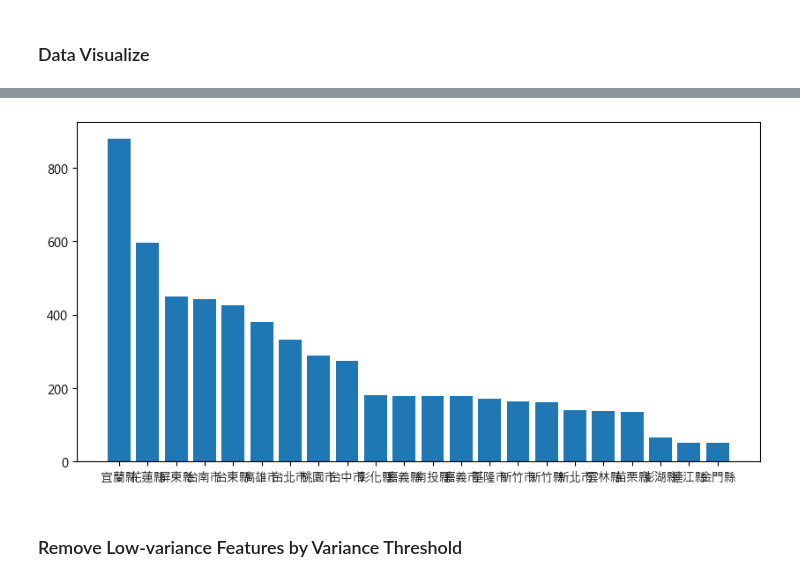
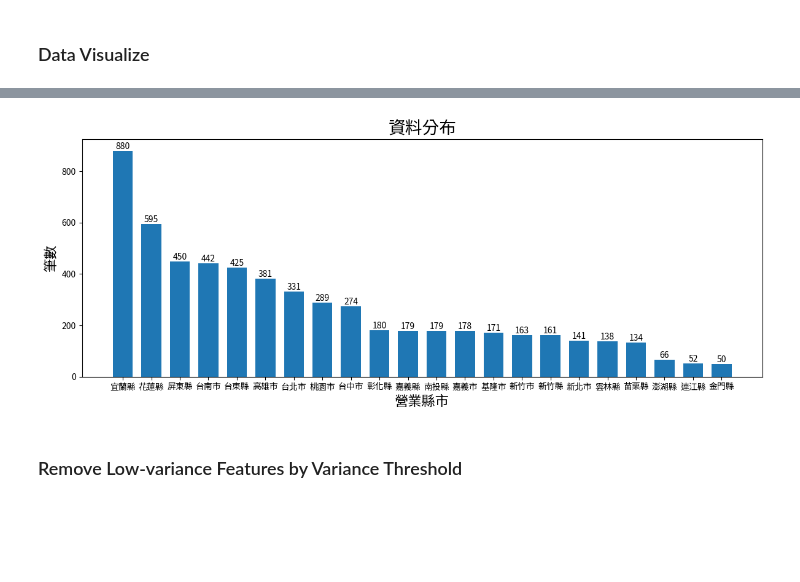
Before and after one commit to godgodgod11101/ML_ExpFood, a Jupyter notebook: ExpFood_Restaurant/ipynb/FeatureSelection.ipynb, the cells around one changed output, grey strips where cells are left out. Saved outputs shown, nothing was run; the diff lists cells and outputs as text; code cells hidden in the pictures; blank space fills up the shorter version.

Commit message:
250430
bar chart

```diff
--- a/ExpFood_Restaurant/ipynb/FeatureSelection.ipynb
+++ b/ExpFood_Restaurant/ipynb/FeatureSelection.ipynb
@@ -40,13 +31,34 @@ plt.show()
+# %%
+import matplotlib.pyplot as plt
+
+# 設定 global 字型
+plt.rcParams['font.family'] = 'Noto Sans TC'
 # %%
-count_cat = X_train['營業縣市'].value_counts()
+# Data
+count_CatFea = X_train['營業縣市'].value_counts()
+barx = np.array(count_CatFea.index)
+bary = count_CatFea.values
 
-plt.rcParams['font.family'] = 'Microsoft JhengHei'
-fig, ax = plt.subplots(figsize=(10, 5))
-ax.bar(x=count_cat.index, height=count_cat.values)
+# Figure
+#   Creating a figure containing a single axes
+fig, ax = plt.subplots(figsize=(12, 5))
+
+#   plot some data on the Axes
+p = ax.bar(x=barx, height=bary, width=.7)
+ax.bar_label(p, fmt='{:,.0f}')    # add bar label
+
+#   labels
+ax.set_xlabel('營業縣市', fontsize=16)
+ax.set_ylabel('筆數', fontsize=16)
+
+#   title
+ax.set_title('資料分布', fontsize=20, weight='bold')
+
+fig.tight_layout()
 
 plt.show()
 # %% [output]
-[figure, old version]
+[figure, new version]
 # %% [markdown]
 ### Remove Low-variance Features by Variance Threshold
 # %% [markdown]
```
Also changed, not shown: parts of 3 cells of this notebook, 3 other files.
